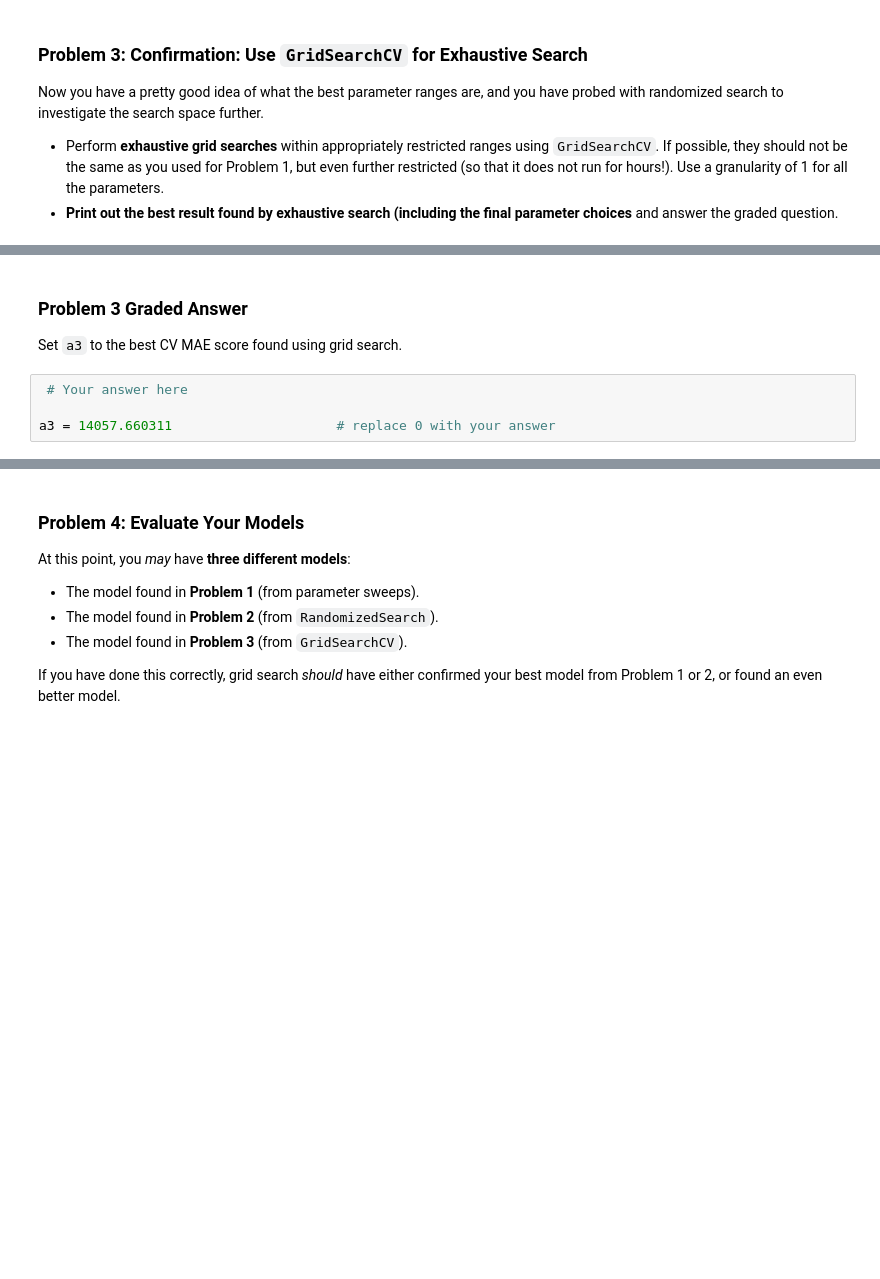
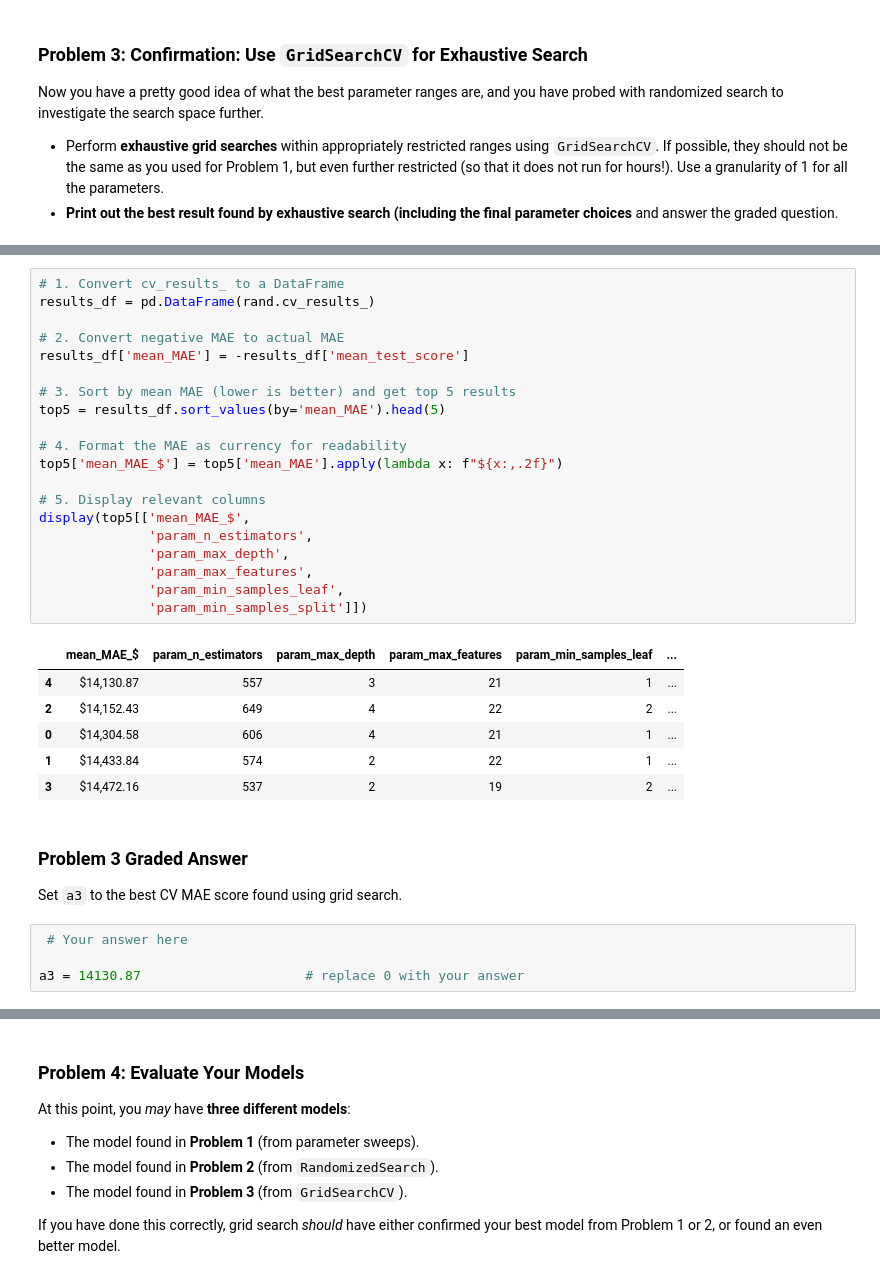
Before and after one commit to jydeleon/JazminRepo-603, a Jupyter notebook: Module-3-Assignments-main/Homework_07.ipynb, the cells around one changed output, grey strips where cells are left out. Cells and saved outputs as stored; diff of their text form; blank space fills up the shorter version.

```diff
--- a/Module-3-Assignments-main/Homework_07.ipynb
+++ b/Module-3-Assignments-main/Homework_07.ipynb
@@ -815,3 +770,30 @@ Test MAE: $14,247.85
+# %%
+# 1. Convert cv_results_ to a DataFrame
+results_df = pd.DataFrame(rand.cv_results_)
+
+# 2. Convert negative MAE to actual MAE
+results_df['mean_MAE'] = -results_df['mean_test_score']
+
+# 3. Sort by mean MAE (lower is better) and get top 5 results
+top5 = results_df.sort_values(by='mean_MAE').head(5)
+
+# 4. Format the MAE as currency for readability
+top5['mean_MAE_$'] = top5['mean_MAE'].apply(lambda x: f"${x:,.2f}")
+
+# 5. Display relevant columns
+display(top5[['mean_MAE_$',
+              'param_n_estimators',
+              'param_max_depth',
+              'param_max_features',
+              'param_min_samples_leaf',
+              'param_min_samples_split']])
+# %% [output]
+|  | mean_MAE_$ | param_n_estimators | param_max_depth | param_max_features | param_min_samples_leaf | ... |
+| 4 | $14,130.87 | 557 | 3 | 21 | 1 | ... |
+| 2 | $14,152.43 | 649 | 4 | 22 | 2 | ... |
+| 0 | $14,304.58 | 606 | 4 | 21 | 1 | ... |
+| 1 | $14,433.84 | 574 | 2 | 22 | 1 | ... |
+| 3 | $14,472.16 | 537 | 2 | 19 | 2 | ... |
 # %% [markdown]
 ### Problem 3 Graded Answer
 
@@ -819,7 +801,7 @@ Set `a3` to the best CV MAE score found using grid search.
 # %%
  # Your answer here
 
-a3 = 14057.660311                     # replace 0 with your answer
+a3 = 14130.87                     # replace 0 with your answer
 # %%
 # DO NOT change this cell in any way
 
```
Also changed, not shown: parts of 20 cells of this notebook.
